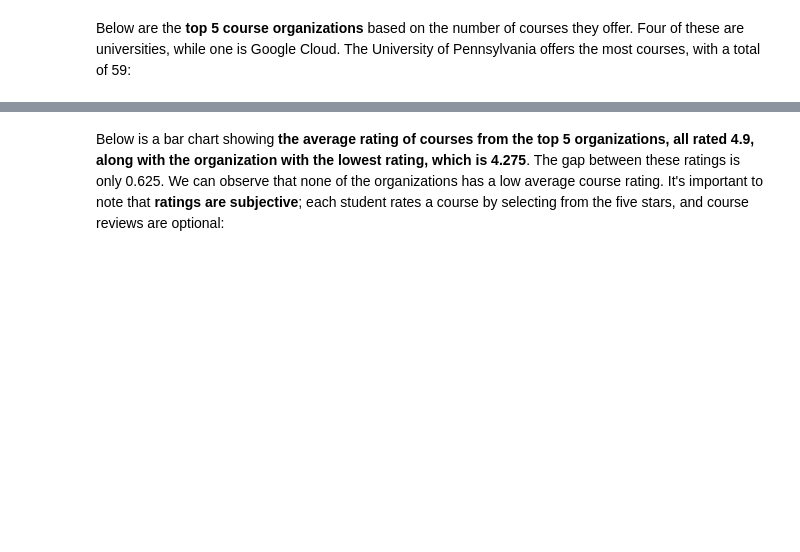
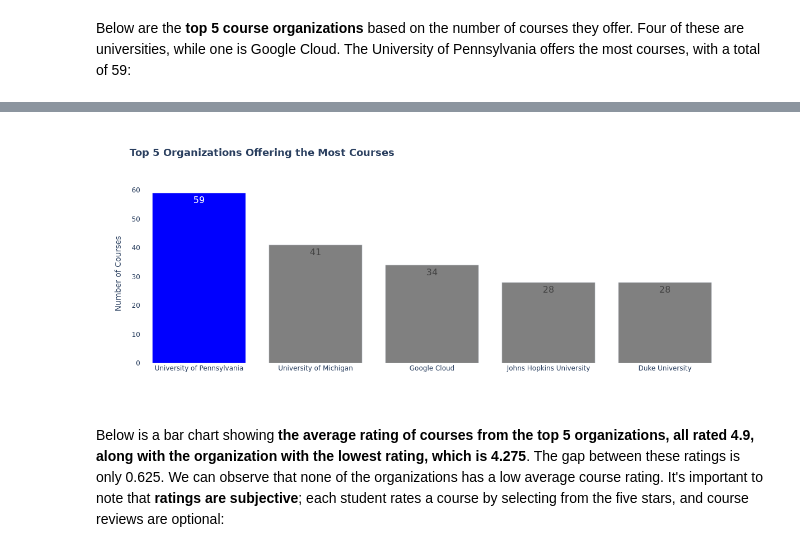
Before and after one commit to ulamark/Data-Analytics-Projects, a Jupyter notebook: Python/Coursera Courses Analysis/coursera_course_project.ipynb, the cells around one changed output, grey strips where cells are left out. Cells and saved outputs as stored; diff of their text form; code cells hidden in the pictures; blank space fills up the shorter version.

```diff
--- a/Python/Coursera Courses Analysis/coursera_course_project.ipynb
+++ b/Python/Coursera Courses Analysis/coursera_course_project.ipynb
@@ -228,6 +289,8 @@ unique_organization_count
 # %% [markdown]
 Below are the **top 5 course organizations** based on the number of courses they offer. Four of these are universities, while one is Google Cloud. The University of Pennsylvania offers the most courses, with a total of 59:
 # %%
+from IPython.display import Image
+
 organization_counts = coursera_data["course_organization"].value_counts().head()
 top_organizations = organization_counts.reset_index()
 top_organizations.columns = ["course_organization", "course_count"]
@@ -237,7 +300,7 @@ fig = px.bar(
     x="course_organization",
     y="course_count",
     title="Top 5 Organizations Offering the Most Courses",
-    text="course_count",
+    text="course_count"
 )
 
 fig.update_traces(
@@ -250,9 +313,10 @@ fig.update_layout(
     title=dict(font=dict(size=18, family="Arial", weight="bold")),
     yaxis=dict(title="Number of Courses", showgrid=False),
     xaxis=dict(showgrid=False, title=""),
-    paper_bgcolor="white",
-    plot_bgcolor="white",
+    plot_bgcolor="white"
 )
 
-fig.show()
+fig.write_image("fig_organization_counts.png")
+
+Image(filename="fig_organization_counts.png")
 # %% [output]
@@ -260,3 +323,4 @@ fig.show()
+[figure, added]
 # %% [markdown]
 Below is a bar chart showing **the average rating of courses from the top 5 organizations, all rated 4.9, along with the organization with the lowest rating, which is 4.275**. The gap between these ratings is only 0.625. We can observe that none of the organizations has a low average course rating. It's important to note that **ratings are subjective**; each student rates a course by selecting from the five stars, and course reviews are optional:
 # %%
```
Also changed, not shown: parts of 17 cells of this notebook.
